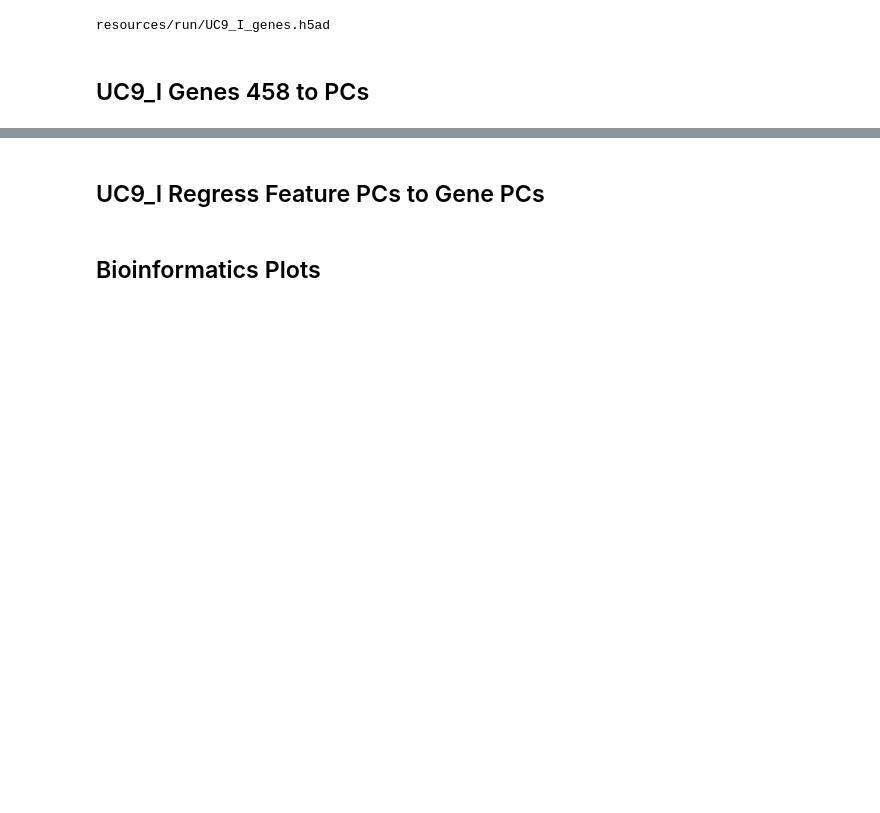
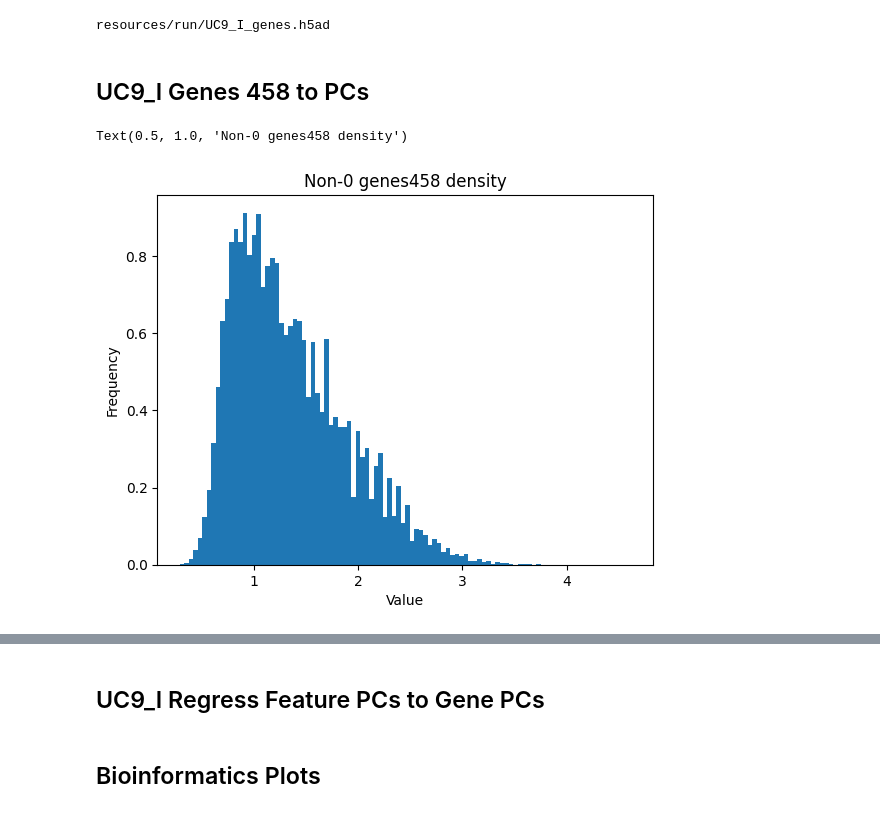
Before and after one commit to catskillsresearch/broad-3-catskills, a Jupyter notebook: Luigi.ipynb, the cells around one changed output, grey strips where cells are left out. Cells and saved outputs as stored; diff of their text form; code cells hidden in the pictures; blank space fills up the shorter version.

```diff
--- a/Luigi.ipynb
+++ b/Luigi.ipynb
@@ -249,0 +207,12 @@ adata.to_csv('resources/run/UC9_I_genes458.csv.gz', compression='gzip')
+# %%
+        data = np.load('resources/run/UC9_I_genes458.npz', allow_pickle=True)['arr_0']
+# %%
+        foo = data.flatten()
+        bar = data[data != 0]
+        plt.hist(bar, bins=100, density=True)
+        plt.xlabel('Value')
+        plt.ylabel('Frequency')
+        plt.title(f"Non-0 {self.object_type} density")
+# %% [output]
+Text(0.5, 1.0, 'Non-0 genes458 density')
+[figure, added]
```
Also changed, not shown: parts of 13 cells of this notebook, 11 other files.
